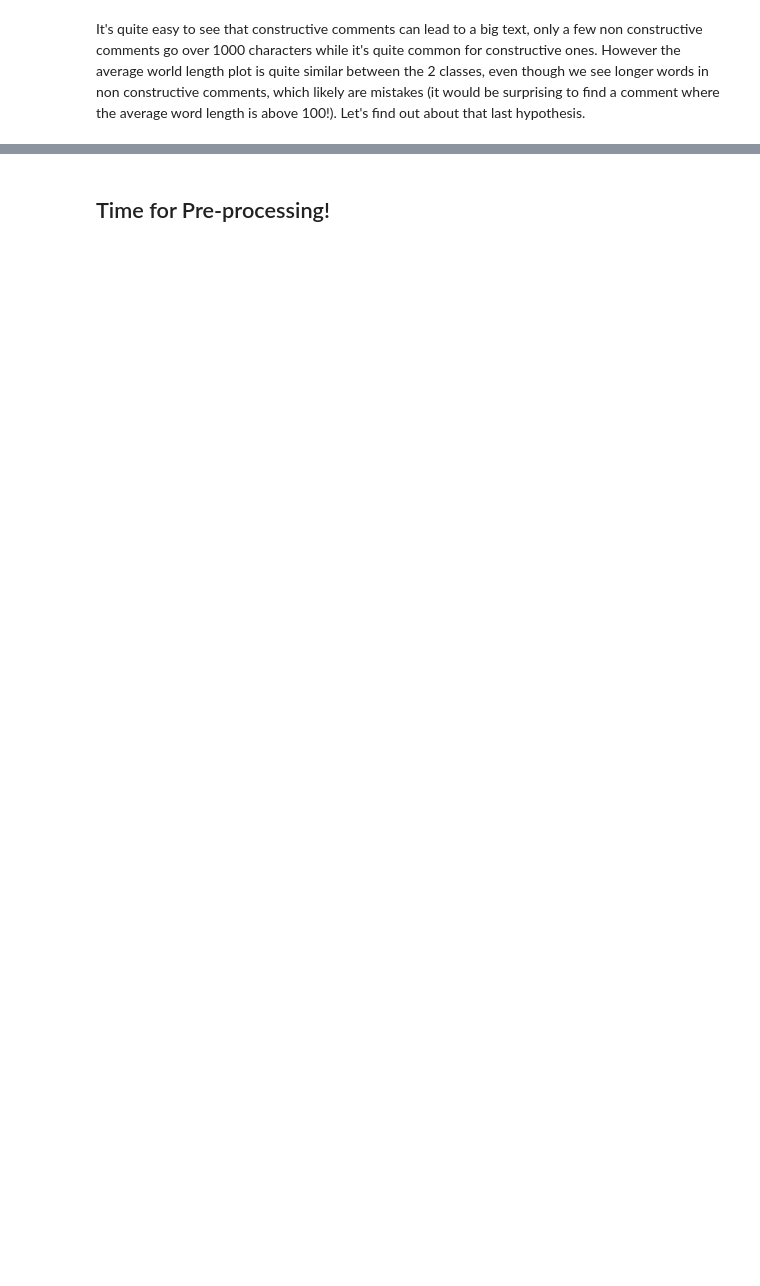
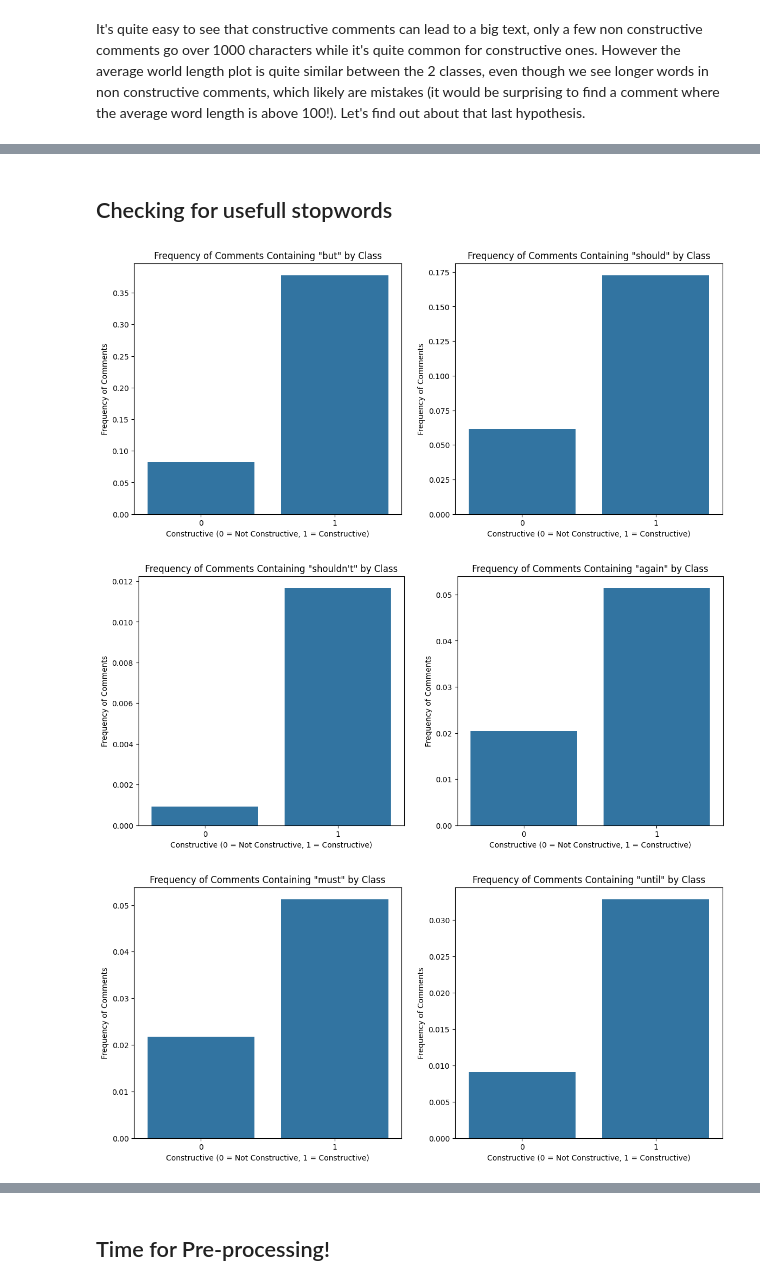
Before and after one commit to UgoLabbe/NLP-DetecConstComm-project, a Jupyter notebook: Milestone1.ipynb, the cells around one changed output, grey strips where cells are left out. Drawn from its saved outputs; the diff is of its cells as text; code cells hidden in the pictures; blank space fills up the shorter version.

Commit message:
Include plots to count frequency of words (or stop_words)

```diff
--- a/Milestone1.ipynb
+++ b/Milestone1.ipynb
@@ -227,0 +303,2 @@ for comment in long_word_comments['comment_text']:
+# %% [markdown]
+## Checking for usefull stopwords
@@ -227,0 +337,20 @@ for comment in long_word_comments['comment_text']:
+# %%
+fig, axes = plt.subplots(1, 2, figsize=(14, 6))
+plot_word_count_by_class(df_anno, 'but', axes[0])
+plot_word_count_by_class(df_anno, 'should', axes[1])
+
+fig, axes = plt.subplots(1, 2, figsize=(14, 6))
+plot_word_count_by_class(df_anno, "shouldn't", axes[0])
+plot_word_count_by_class(df_anno, 'again', axes[1])
+
+fig, axes = plt.subplots(1, 2, figsize=(14, 6))
+plot_word_count_by_class(df_anno, "must", axes[0])
+plot_word_count_by_class(df_anno, "until", axes[1])
+
+fig, axes = plt.subplots(1, 2, figsize=(14, 6))
+plot_word_count_by_class(df_anno, "further", axes[0])
+plot_word_count_by_class(df_anno, "after", axes[1])
+# %% [output]
+[figure, added]
+[figure, added]
+[figure, added]
```
Also changed, not shown: parts of 16 cells of this notebook.
